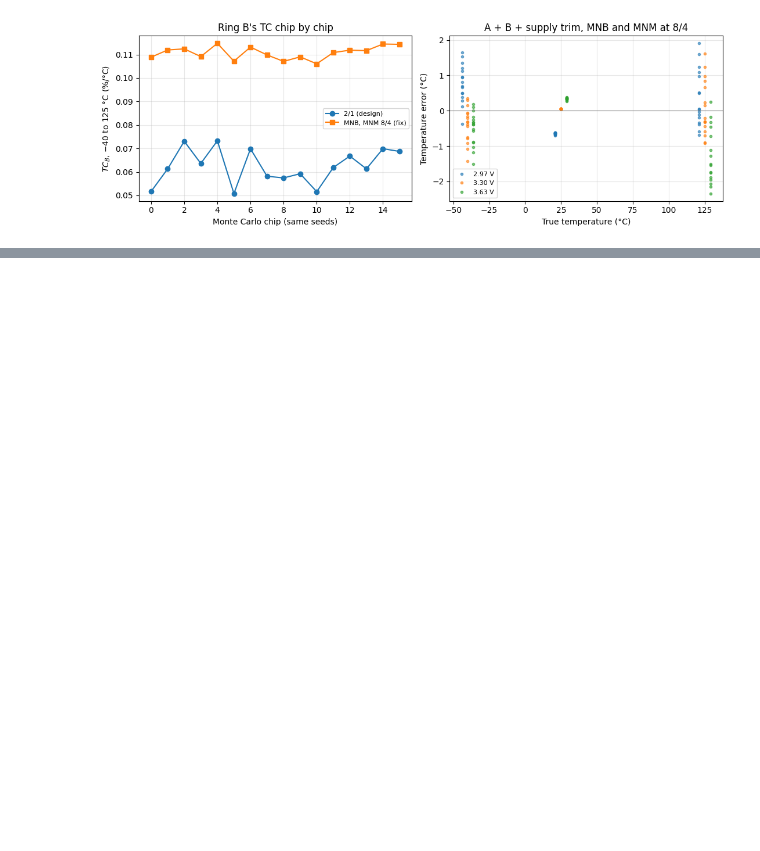
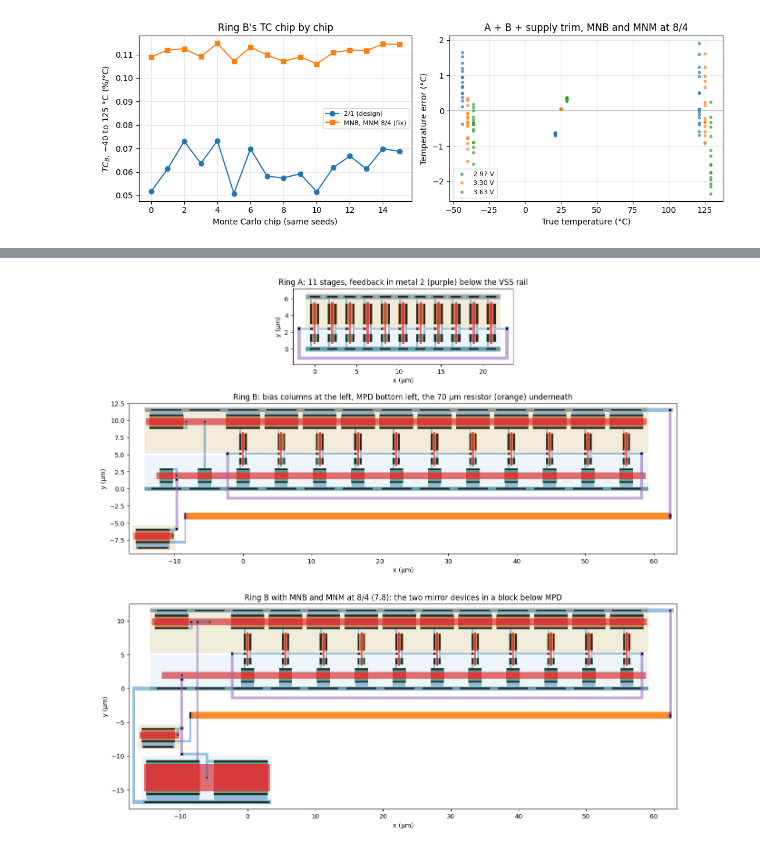
Before and after one commit to Orlando-Palma/sscs-ose-code-a-chip.github.io, a Jupyter notebook: ISSCC27/submitted_notebooks/gf180_ro_pvt_sensor/ro_pvt_gf180.ipynb, the cells around one changed output, grey strips where cells are left out. Saved outputs shown, nothing was run; the diff lists cells and outputs as text; code cells hidden in the pictures; blank space fills up the shorter version.

```diff
--- a/ISSCC27/submitted_notebooks/gf180_ro_pvt_sensor/ro_pvt_gf180.ipynb
+++ b/ISSCC27/submitted_notebooks/gf180_ro_pvt_sensor/ro_pvt_gf180.ipynb
@@ -2318,0 +2401,43 @@ most important next step.
+# %%
+# @title Layout plots
+from matplotlib.patches import Rectangle
+
+LAYER_STYLE = {   # magic layer: (colour, alpha, z-order)
+    "nwell": ("#c9b26b", 0.25, 0), "pwell": ("#9fc5e8", 0.18, 0),
+    "ndiff": ("#2e8b57", 0.75, 1), "pdiff": ("#b5651d", 0.75, 1), "psubdiff": ("#6aa84f", 0.6, 1),
+    "nsubdiff": ("#e69138", 0.6, 1), "nmos": ("#d62728", 0.9, 2), "pmos": ("#d62728", 0.9, 2),
+    "polysilicon": ("#d62728", 0.65, 2), "nhighres": ("#ff7f0e", 0.9, 2),
+    "ndiffc": ("#111111", 0.9, 4), "pdiffc": ("#111111", 0.9, 4), "psubdiffcont": ("#111111", 0.9, 4),
+    "nsubdiffcont": ("#111111", 0.9, 4), "polycontact": ("#111111", 0.9, 4),
+    "metal1": ("#1f77b4", 0.45, 3), "metal2": ("#9467bd", 0.55, 5), "via1": ("#000000", 1.0, 6)}
+
+
+def draw_mag(cell, ax):
+    text = open(os.path.join(LAYOUT, f"{cell}.mag")).read()
+    scale = 0.05 * np.divide(*map(int, re.search(r"magscale (\d+) (\d+)", text).groups()))
+    for layer, body in re.findall(r"<< (\w+) >>\n((?:rect .*\n)*)", text):
+        if layer not in LAYER_STYLE:
+            continue
+        c, a, z = LAYER_STYLE[layer]
+        for line in body.splitlines():
+            x1, y1, x2, y2 = (int(v) * scale for v in line.split()[1:5])
+            ax.add_patch(Rectangle((x1, y1), x2 - x1, y2 - y1, color=c, alpha=a, lw=0, zorder=z))
+    x1, y1, x2, y2 = mag_bbox(cell)
+    ax.set_xlim(x1 - 0.5, x2 + 0.5)
+    ax.set_ylim(y1 - 0.5, y2 + 0.5)
+    ax.set_aspect("equal")
+    ax.set_xlabel("x (µm)")
+    ax.set_ylabel("y (µm)")
+
+
+fig, axes = plt.subplots(3, 1, figsize=(13, 12.5), gridspec_kw={"height_ratios": [1, 2.2, 3.0]})
+draw_mag("ring_a", axes[0])
+axes[0].set_title("Ring A: 11 stages, feedback in metal 2 (purple) below the VSS rail")
+draw_mag("ring_b", axes[1])
+axes[1].set_title("Ring B: bias columns at the left, MPD bottom left, the 70 µm resistor (orange) underneath")
+draw_mag("ring_b_fix", axes[2])
+axes[2].set_title("Ring B with MNB and MNM at 8/4 (7.8): the two mirror devices in a block below MPD")
+fig.tight_layout()
+plt.show()
+# %% [output]
+[figure, added]
```
Also changed, not shown: parts of 87 cells of this notebook, 13 other files.
